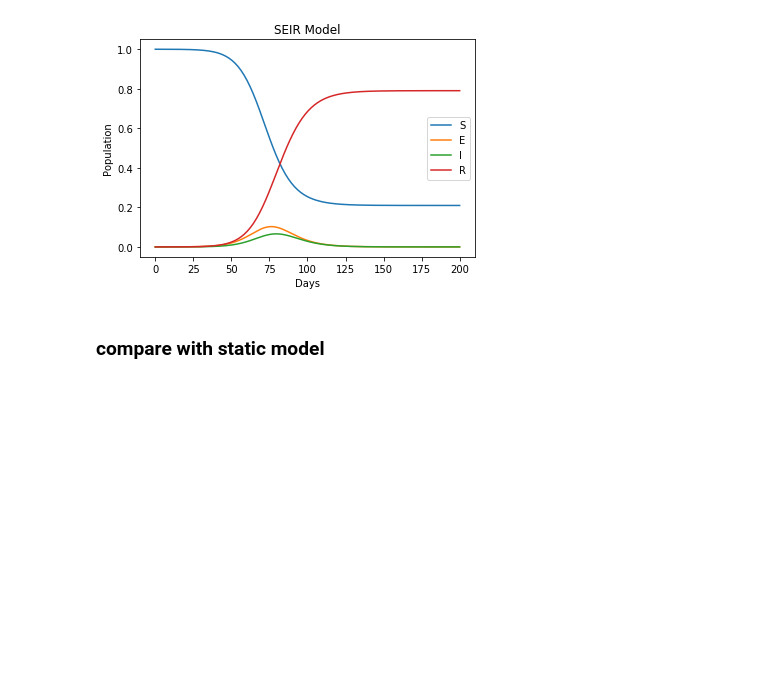
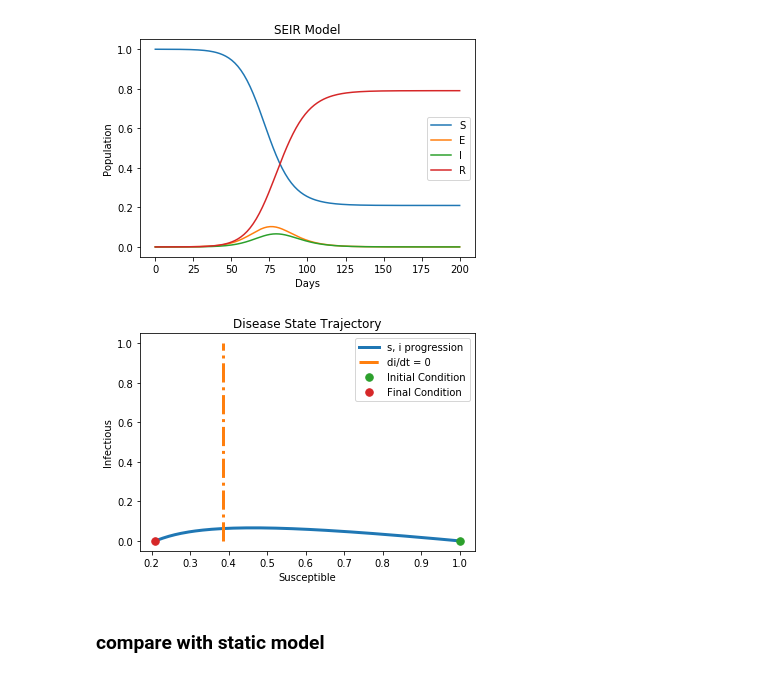
Before and after one commit to bentrey/APMA-E-115, a Jupyter notebook: group_project1/SEIR.notebook.ipynb, the cells around one changed output. Saved outputs shown, nothing was run; the diff lists cells and outputs as text; code cells hidden in the pictures; blank space fills up the shorter version.

```diff
--- a/group_project1/SEIR.notebook.ipynb
+++ b/group_project1/SEIR.notebook.ipynb
@@ -210,6 +244,12 @@ tscale = 100
 result_dynamic = seirSim(y0, beta, alpha, gamma, t, c=0.02, showPlot=True, cmax=cmax, tstar=tscale, dynamic=True)
 # %% [output]
 [figure]
+# %%
+# plot progression trajetory
+s, e, i, r = result_dynamic.T
+plot_trajectory(t, R0, s, i, e)
+# %% [output]
+[figure, added]
 # %% [markdown]
 ### compare with static model
 # %%
```
Also changed, not shown: parts of 7 cells of this notebook.
